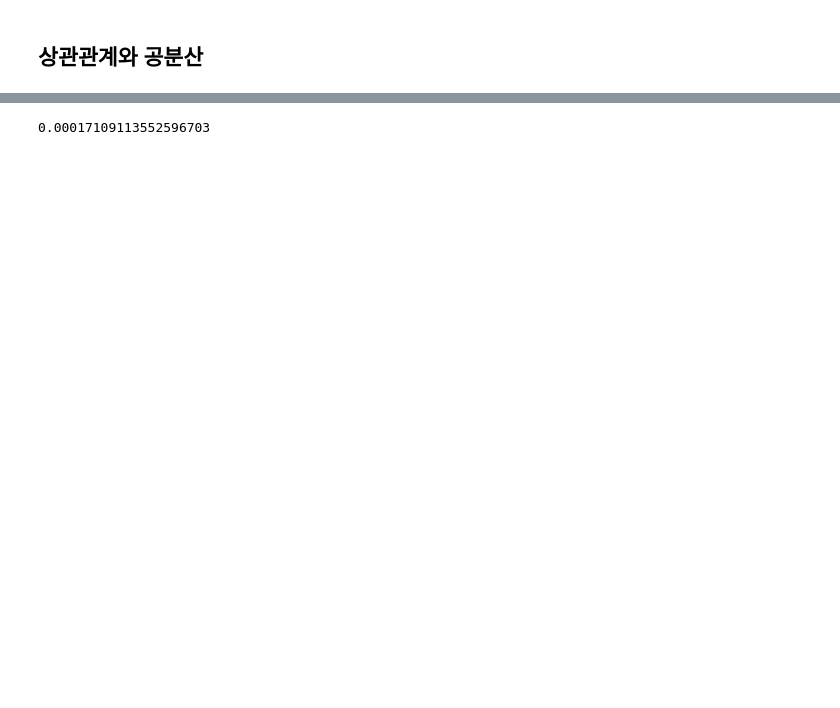
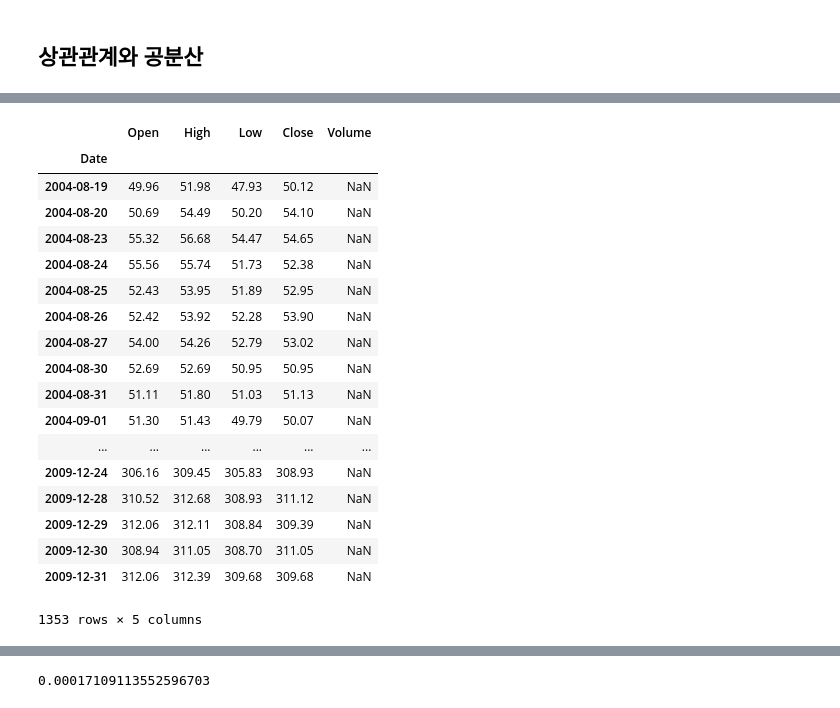
Before and after one commit to lseongjoo/bigpy, a Jupyter notebook: pandas.ipynb, the cells around one changed output, grey strips where cells are left out. Saved outputs shown, nothing was run; the diff lists cells and outputs as text; code cells hidden in the pictures; blank space fills up the shorter version.

```diff
--- a/pandas.ipynb
+++ b/pandas.ipynb
@@ -1249,3 +1736,25 @@ UnboundLocalError: local variable 'rs' referenced before assignment
+# %%
+web.get_data_google('GOOG', '1/1/2000', '1/1/2010') # Google Fiance로 변경
+# %% [output]
+|  | Open | High | Low | Close | Volume |
+| Date |  |  |  |  |  |
+| 2004-08-19 | 49.96 | 51.98 | 47.93 | 50.12 | NaN |
+| 2004-08-20 | 50.69 | 54.49 | 50.20 | 54.10 | NaN |
+| 2004-08-23 | 55.32 | 56.68 | 54.47 | 54.65 | NaN |
+| 2004-08-24 | 55.56 | 55.74 | 51.73 | 52.38 | NaN |
+| 2004-08-25 | 52.43 | 53.95 | 51.89 | 52.95 | NaN |
+| 2004-08-26 | 52.42 | 53.92 | 52.28 | 53.90 | NaN |
+| 2004-08-27 | 54.00 | 54.26 | 52.79 | 53.02 | NaN |
+| 2004-08-30 | 52.69 | 52.69 | 50.95 | 50.95 | NaN |
+| 2004-08-31 | 51.11 | 51.80 | 51.03 | 51.13 | NaN |
+| 2004-09-01 | 51.30 | 51.43 | 49.79 | 50.07 | NaN |
+| ... | ... | ... | ... | ... | ... |
+| 2009-12-24 | 306.16 | 309.45 | 305.83 | 308.93 | NaN |
+| 2009-12-28 | 310.52 | 312.68 | 308.93 | 311.12 | NaN |
+| 2009-12-29 | 312.06 | 312.11 | 308.84 | 309.39 | NaN |
+| 2009-12-30 | 308.94 | 311.05 | 308.70 | 311.05 | NaN |
+| 2009-12-31 | 312.06 | 312.39 | 309.68 | 309.68 | NaN |
+1353 rows × 5 columns
 # %%
 import pandas.io.data as web
 
```
Also changed, not shown: parts of 63 cells of this notebook.
